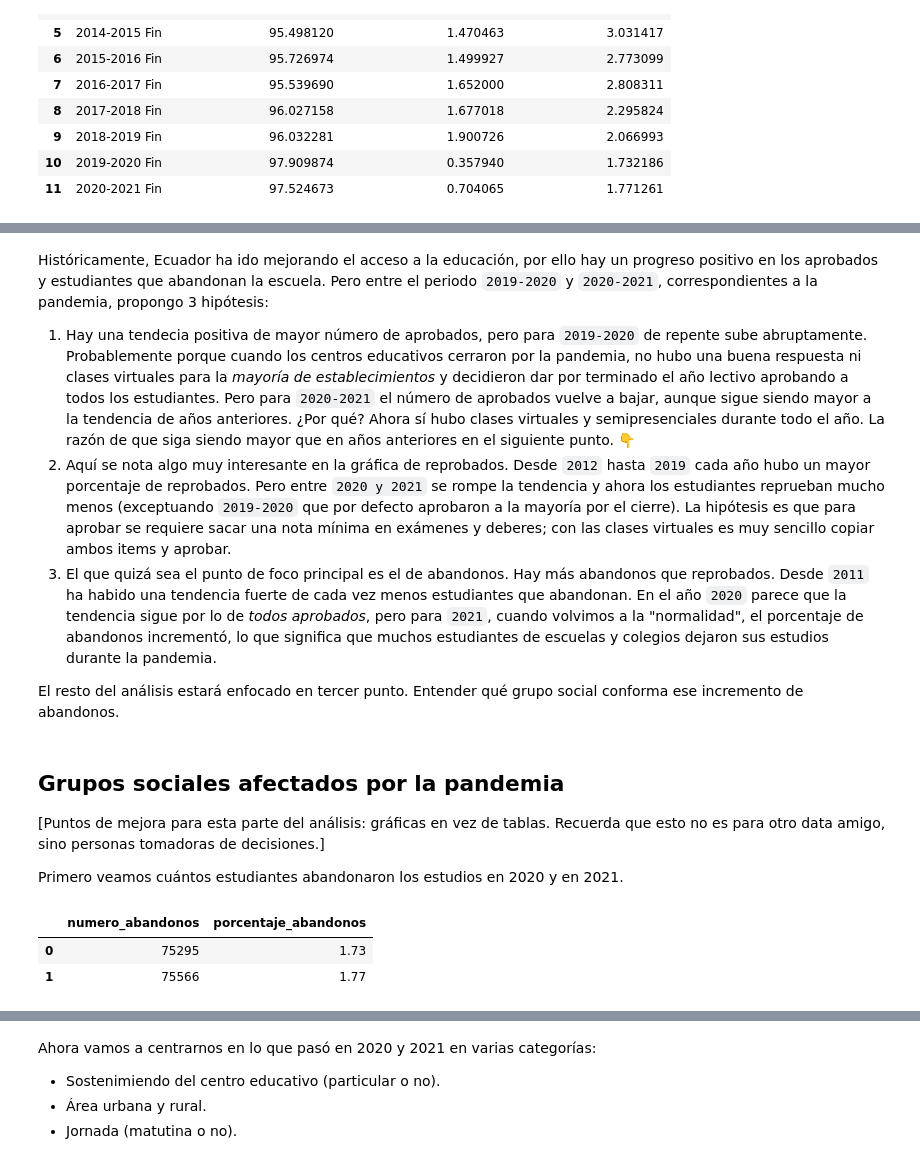
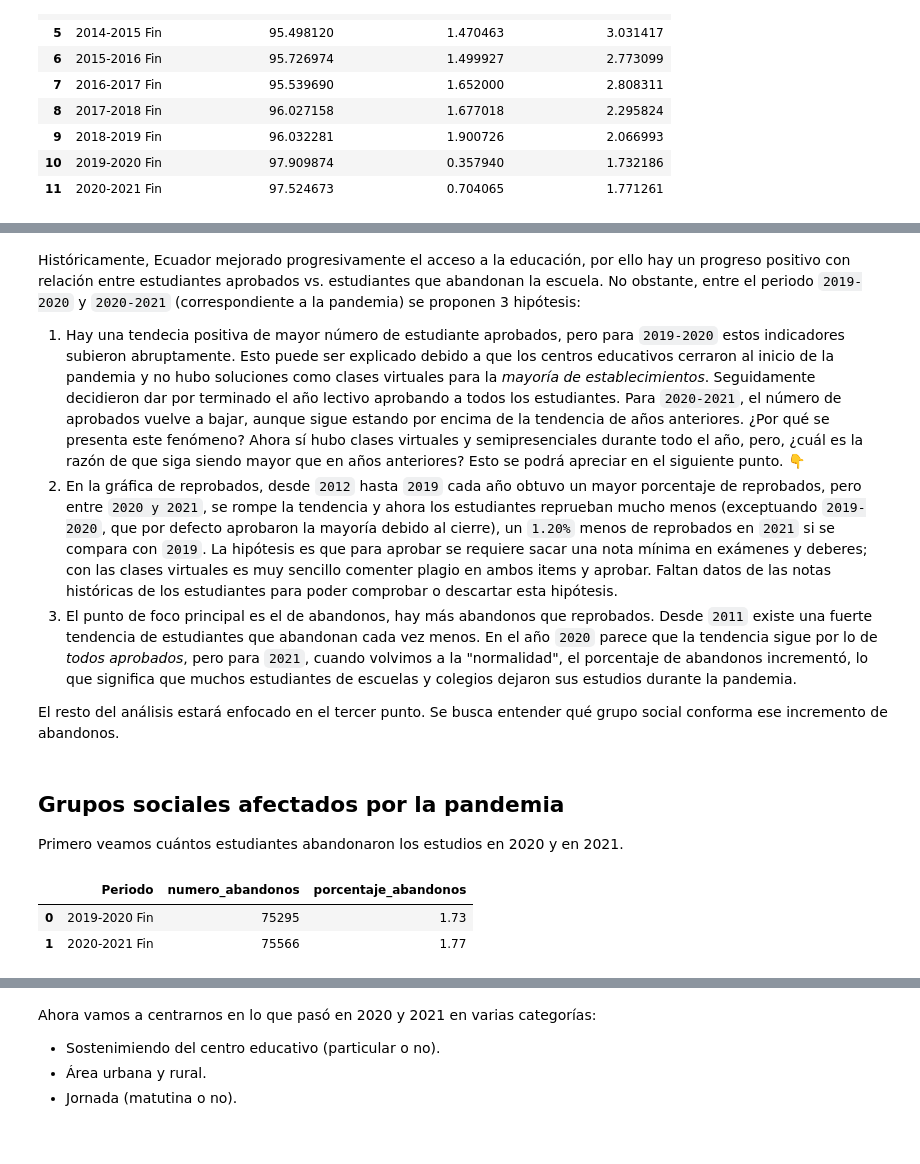
Before and after one commit to anthonymanotoa/covid-ec, a Jupyter notebook: notebooks/3.2-sql-analysis.ipynb, the cells around one changed output, grey strips where cells are left out. Drawn from its saved outputs; the diff is of its cells as text; code cells hidden in the pictures.

```diff
--- a/notebooks/3.2-sql-analysis.ipynb
+++ b/notebooks/3.2-sql-analysis.ipynb
@@ -150,27 +148,25 @@ _deepnote_run_altair(df_5, """{"$schema":"https://vega.github.io/schema/vega-lit
 # %% [output]
 [interactive output not drawn]
 # %% [markdown]
-Históricamente, Ecuador ha ido mejorando el acceso a la educación, por ello hay un progreso positivo en los aprobados y estudiantes que abandonan la escuela. Pero entre el periodo `2019-2020` y `2020-2021`, correspondientes a la pandemia, propongo 3 hipótesis:
-1. Hay una tendecia positiva de mayor número de aprobados, pero para `2019-2020` de repente sube abruptamente. Probablemente porque cuando los centros educativos cerraron por la pandemia, no hubo una buena respuesta ni clases virtuales para la _mayoría de establecimientos_ y decidieron dar por terminado el año lectivo aprobando a todos los estudiantes. Pero para `2020-2021` el número de aprobados vuelve a bajar, aunque sigue siendo mayor a la tendencia de años anteriores. ¿Por qué? Ahora sí hubo clases virtuales y semipresenciales durante todo el año. La razón de que siga siendo mayor que en años anteriores en el siguiente punto. 👇
-2. Aquí se nota algo muy interesante en la gráfica de reprobados. Desde `2012` hasta `2019` cada año hubo un mayor porcentaje de reprobados. Pero entre `2020 y 2021` se rompe la tendencia y ahora los estudiantes reprueban mucho menos (exceptuando `2019-2020` que por defecto aprobaron a la mayoría por el cierre). La hipótesis es que para aprobar se requiere sacar una nota mínima en exámenes y deberes; con las clases virtuales es muy sencillo copiar ambos items y aprobar.
-3. El que quizá sea el punto de foco principal es el de abandonos. Hay más abandonos que reprobados. Desde `2011` ha habido una tendencia fuerte de cada vez menos estudiantes que abandonan. En el año `2020` parece que la tendencia sigue por lo de _todos aprobados_, pero para `2021`, cuando volvimos a la "normalidad", el porcentaje de abandonos incrementó, lo que significa que muchos estudiantes de escuelas y colegios dejaron sus estudios durante la pandemia.
+Históricamente, Ecuador mejorado progresivamente el acceso a la educación, por ello hay un progreso positivo con relación entre estudiantes aprobados vs. estudiantes que abandonan la escuela. No obstante, entre el periodo `2019-2020` y `2020-2021` (correspondiente a la pandemia) se proponen 3 hipótesis:
+1. Hay una tendecia positiva de mayor número de estudiante aprobados, pero para `2019-2020` estos indicadores subieron abruptamente. Esto puede ser explicado debido a que los centros educativos cerraron al inicio de la pandemia y no hubo soluciones como clases virtuales para la _mayoría de establecimientos_. Seguidamente decidieron dar por terminado el año lectivo aprobando a todos los estudiantes. Para `2020-2021`, el número de aprobados vuelve a bajar, aunque sigue estando por encima de la tendencia de años anteriores. ¿Por qué se presenta este fenómeno? Ahora sí hubo clases virtuales y semipresenciales durante todo el año, pero, ¿cuál es la razón de que siga siendo mayor que en años anteriores? Esto se podrá apreciar en el siguiente punto. 👇
+2. En la gráfica de reprobados, desde `2012` hasta `2019` cada año obtuvo un mayor porcentaje de reprobados, pero entre `2020 y 2021`, se rompe la tendencia y ahora los estudiantes reprueban mucho menos (exceptuando `2019-2020`, que por defecto aprobaron la mayoría debido al cierre), un `1.20%` menos de reprobados en `2021` si se compara con `2019`. La hipótesis es que para aprobar se requiere sacar una nota mínima en exámenes y deberes; con las clases virtuales es muy sencillo comenter plagio en ambos items y aprobar. Faltan datos de las notas históricas de los estudiantes para poder comprobar o descartar esta hipótesis.
+3. El punto de foco principal es el de abandonos, hay más abandonos que reprobados. Desde `2011` existe una fuerte tendencia de estudiantes que abandonan cada vez menos. En el año `2020` parece que la tendencia sigue por lo de _todos aprobados_, pero para `2021`, cuando volvimos a la "normalidad", el porcentaje de abandonos incrementó, lo que significa que muchos estudiantes de escuelas y colegios dejaron sus estudios durante la pandemia.
 
-El resto del análisis estará enfocado en tercer punto. Entender qué grupo social conforma ese incremento de abandonos.
+El resto del análisis estará enfocado en el tercer punto. Se busca entender qué grupo social conforma ese incremento de abandonos.
 # %% [markdown]
 ## Grupos sociales afectados por la pandemia
 
-[Puntos de mejora para esta parte del análisis: gráficas en vez de tablas. Recuerda que esto no es para otro data amigo, sino personas tomadoras de decisiones.]
-
 Primero veamos cuántos estudiantes abandonaron los estudios en 2020 y en 2021.
 # %%
 
 
-df_6 = _deepnote_execute_sql("""SELECT dropout as numero_abandonos, ROUND(p_dropout, 2) as porcentaje_abandonos
+df_6 = _deepnote_execute_sql("""SELECT Periodo, dropout as numero_abandonos, ROUND(p_dropout, 2) as porcentaje_abandonos
 FROM '../data/processed/sql/students.csv'
 WHERE Periodo IN ('2019-2020 Fin', '2020-2021 Fin')
 """, 'SQL_DEEPNOTE_DATAFRAME_SQL')
 df_6
 # %% [output]
-|  | numero_abandonos | porcentaje_abandonos |
-| 0 | 75295 | 1.73 |
-| 1 | 75566 | 1.77 |
+|  | Periodo | numero_abandonos | porcentaje_abandonos |
+| 0 | 2019-2020 Fin | 75295 | 1.73 |
+| 1 | 2020-2021 Fin | 75566 | 1.77 |
```
Also changed, not shown: parts of 13 cells of this notebook, 6 other files.
